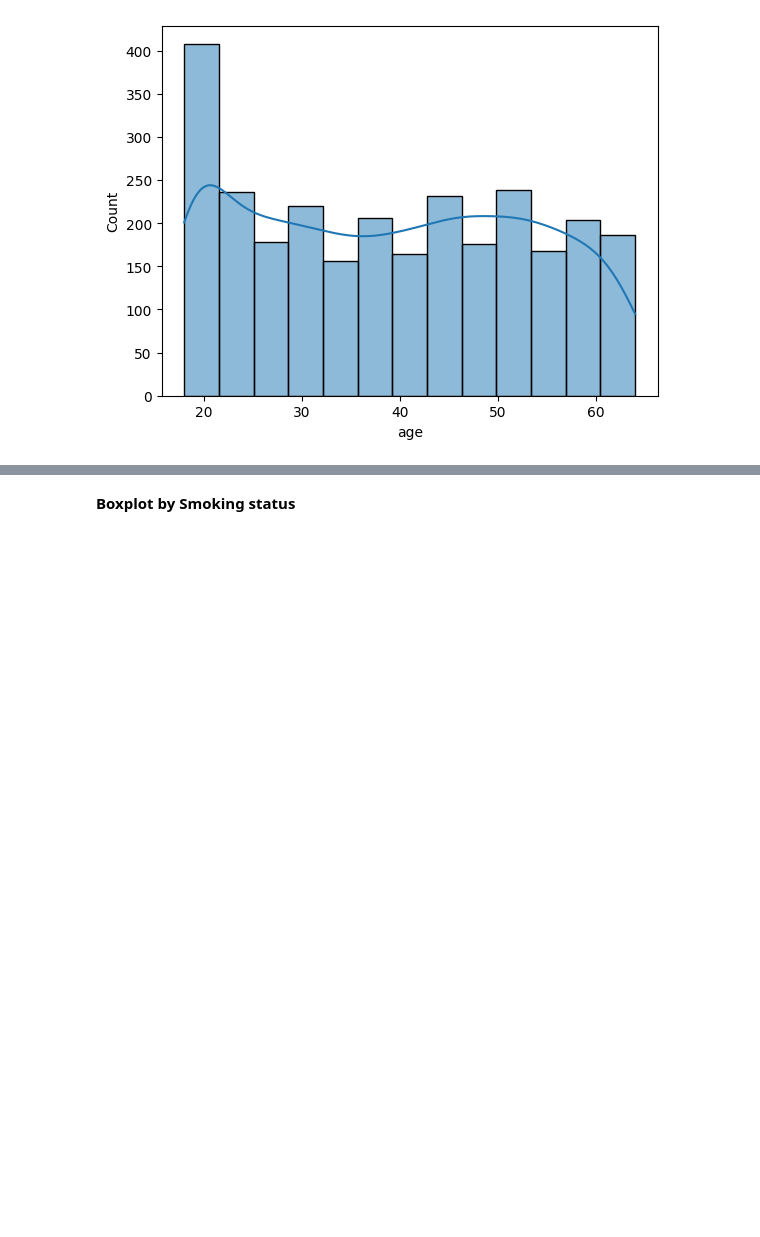
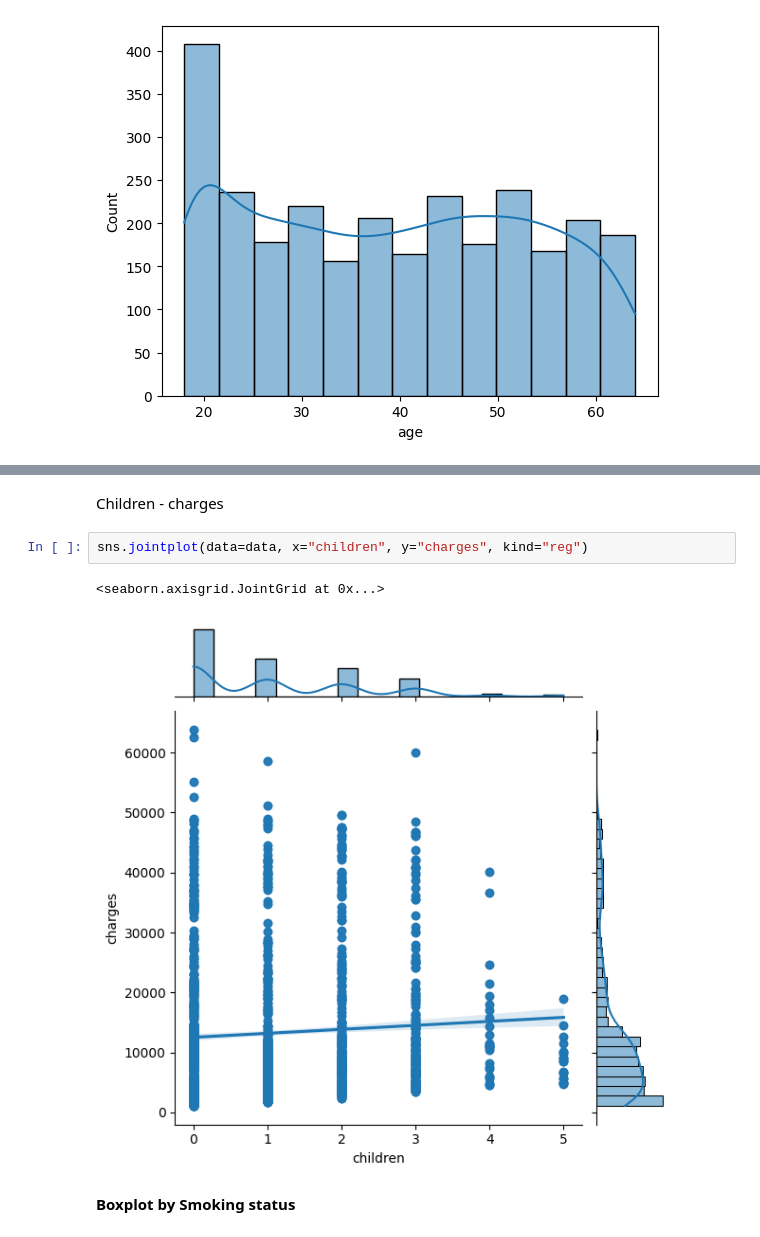
Before and after one commit to tamara-kostova/Kaggle, a Jupyter notebook: medical-insurance-cost-prediction.ipynb, the cells around one changed output, grey strips where cells are left out. Saved outputs shown, nothing was run; the diff lists cells and outputs as text; blank space fills up the shorter version.

```diff
--- a/medical-insurance-cost-prediction.ipynb
+++ b/medical-insurance-cost-prediction.ipynb
@@ -90,3 +99,10 @@ sns.histplot(data['age'], kde=True)
+# %% [markdown]
+Children - charges
+# %%
+sns.jointplot(data=data, x="children", y="charges", kind="reg")
+# %% [output]
+<seaborn.axisgrid.JointGrid at 0x...>
+[figure, added]
 # %% [markdown]
 **Boxplot by Smoking status**
 # %%
```
Also changed, not shown: parts of 15 cells of this notebook.
